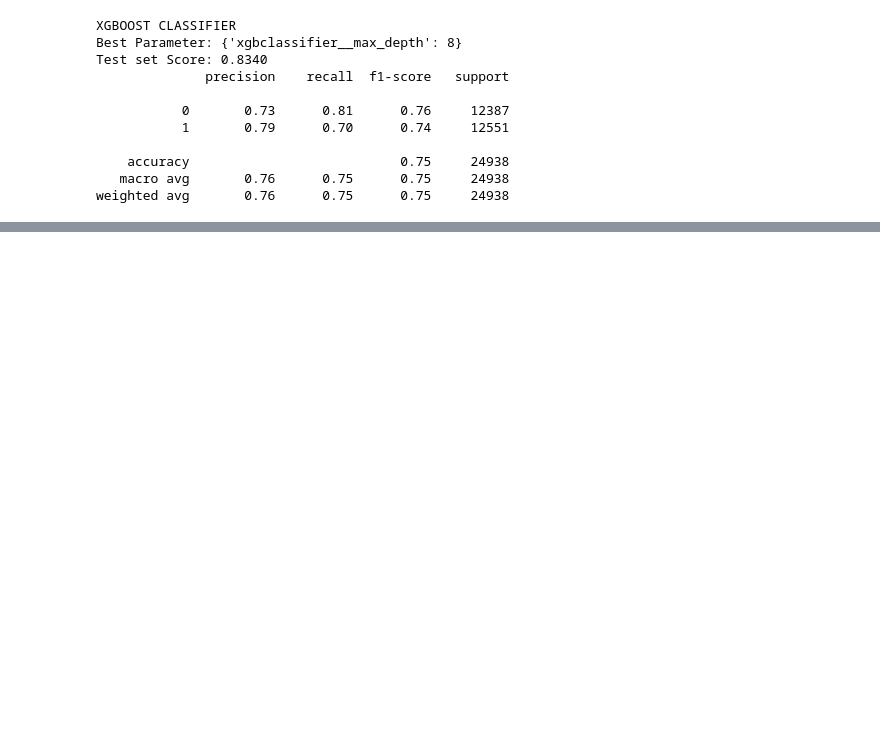
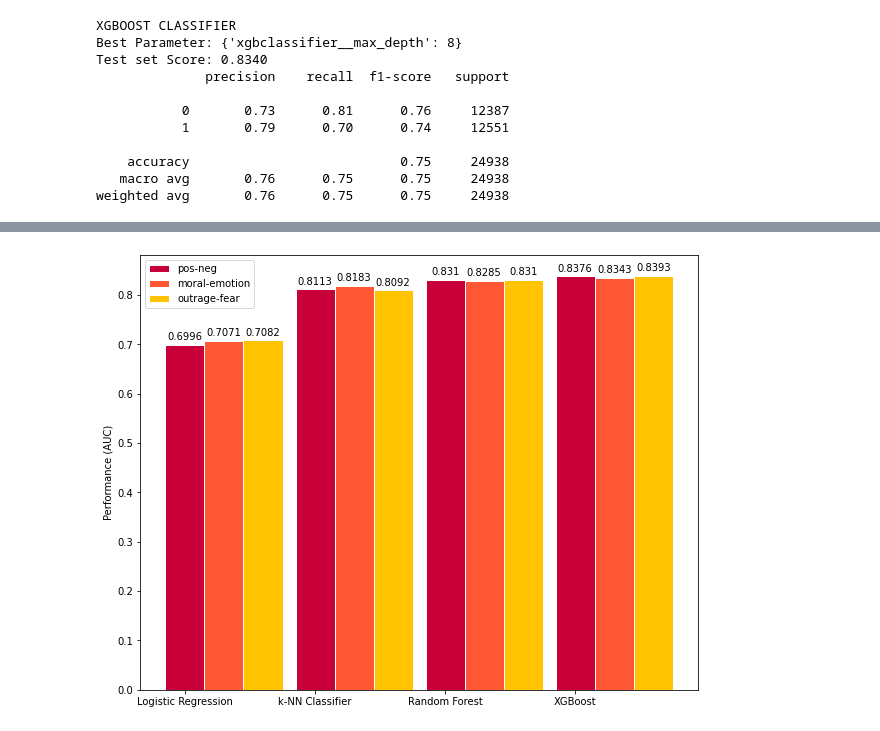
Before and after one commit to jino-kwon/Retweetability_Prediction, a Jupyter notebook: Jino_Kwon_Thesis_Code.ipynb, the cells around one changed output, grey strips where cells are left out. Cells and saved outputs as stored; diff of their text form; code cells hidden in the pictures; blank space fills up the shorter version.

```diff
--- a/Jino_Kwon_Thesis_Code.ipynb
+++ b/Jino_Kwon_Thesis_Code.ipynb
@@ -873,0 +961,44 @@ weighted avg       0.76      0.75      0.75     24938
+# %%
+# peformance results
+pos_neg = [0.6996, 0.8113, 0.8310, 0.8376]
+moral_emotion = [0.7071, 0.8183, 0.8285, 0.8343]
+outrage_fear = [0.7082, 0.8092, 0.8310, 0.8393]
+
+labels = ['Logistic Regression', 'k-NN Classifier', 'Random Forest', 'XGBoost']
+bar_width = 0.3 # set the bar width
+
+x = np.arange(len(labels))
+
+fig, ax = plt.subplots(figsize=(10,8))
+r1 = np.arange(len(pos_neg))
+r2 = [x + bar_width for x in r1]
+r3 = [x + bar_width for x in r2]
+
+# make the plot
+row1 = ax.bar(r1, pos_neg, color='#C70039', width=bar_width, edgecolor='white', label='pos-neg')
+row2 = ax.bar(r2, moral_emotion, color='#FF5733', width=bar_width, edgecolor='white', label='moral-emotion')
+row3 = ax.bar(r3, outrage_fear, color='#FFC300', width=bar_width, edgecolor='white', label='outrage-fear')
+
+# Add some text for labels, title and custom x-axis tick labels, etc.
+ax.set_ylabel('Performance (AUC)')
+ax.set_xticks(x)
+ax.set_xticklabels(labels)
+ax.legend()
+
+def autolabel(rows):
+    """Attach a text label above each bar in *rects*, displaying its height."""
+    for r in rows:
+        height = r.get_height()
+        ax.annotate('{}'.format(height),
+                    xy=(r.get_x() + r.get_width() / 2, height),
+                    xytext=(0, 3),  # 3 points vertical offset
+                    textcoords="offset points",
+                    ha='center', va='bottom')
+
+autolabel(row1)
+autolabel(row2)
+autolabel(row3)
+
+plt.show()
+# %% [output]
+[figure, added]
```
Also changed, not shown: parts of 14 cells of this notebook.
